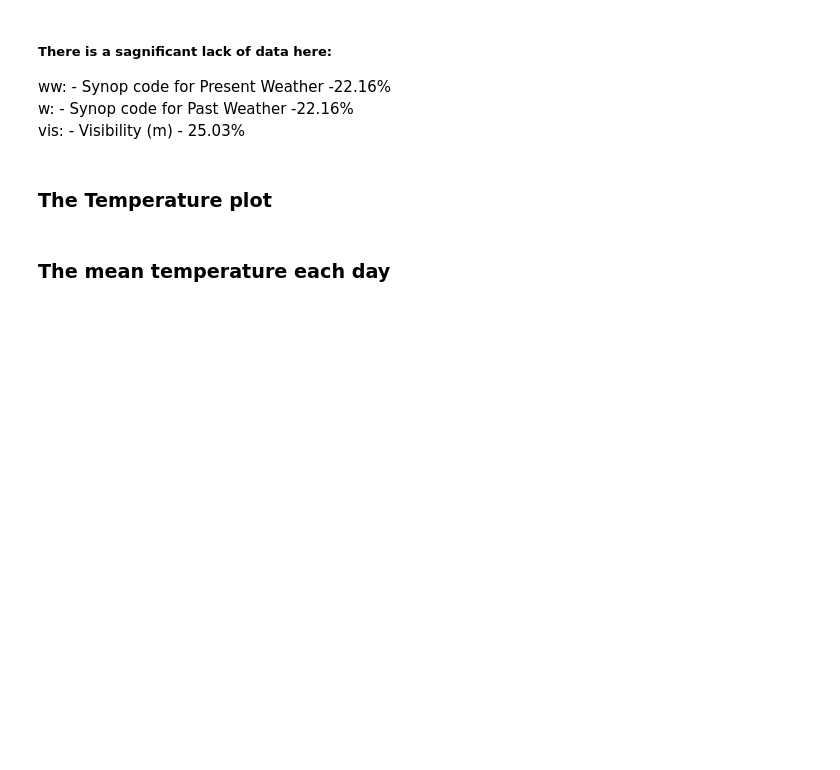
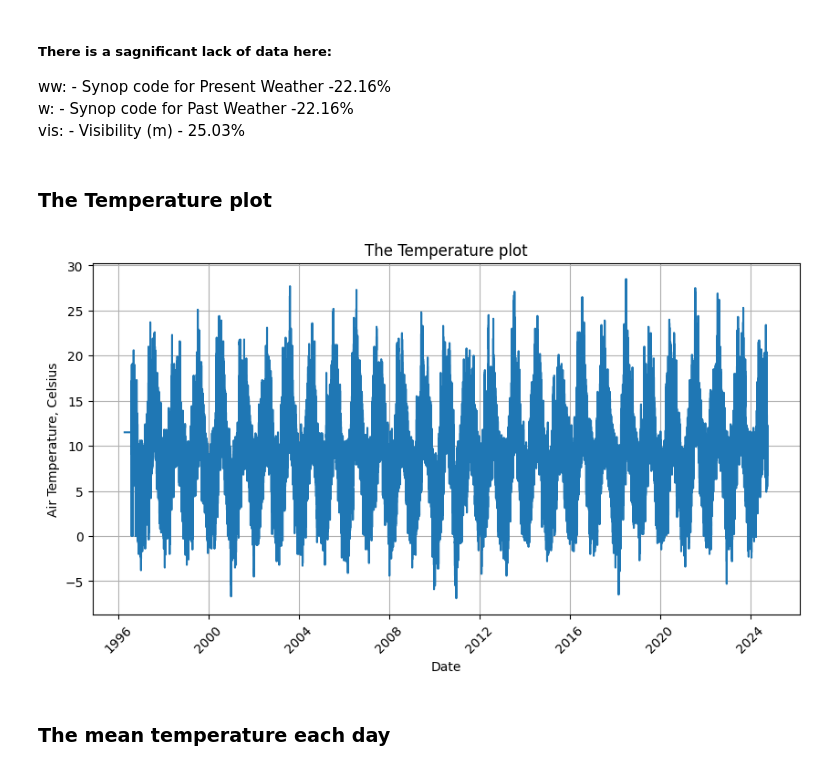
Before and after one commit to Kate-217/pogramming_for_data_analytics, a Jupyter notebook: assignments/assignment_6_Weather.ipynb, the cells around one changed output. Saved outputs shown, nothing was run; the diff lists cells and outputs as text; code cells hidden in the pictures; blank space fills up the shorter version.

```diff
--- a/assignments/assignment_6_Weather.ipynb
+++ b/assignments/assignment_6_Weather.ipynb
@@ -81,3 +81,14 @@ w:     -  Synop code for Past Weather -22.16%<br>
 vis:   -  Visibility (m) - 25.03%<br>
 # %% [markdown]
 ### The Temperature plot
+# %%
+plt.figure(figsize=(10, 5))
+plt.plot(data['date'], data['temp'])
+plt.title('The Temperature plot')
+plt.xlabel('Date')
+plt.ylabel('Air Temperature, Celsius')
+plt.xticks(rotation=45)
+plt.grid()
+plt.show()
+# %% [output]
+[figure, added]
```
Also changed, not shown: parts of 3 cells of this notebook.
